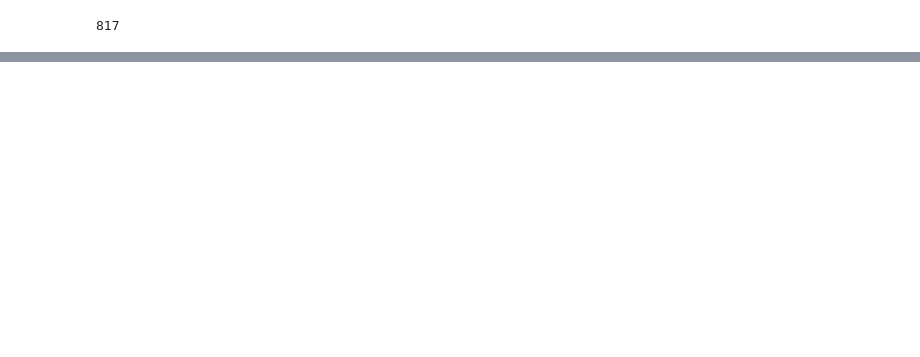
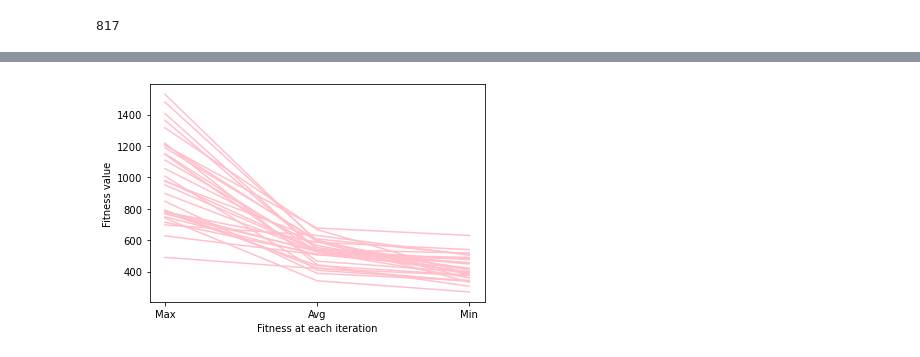
Before and after one commit to Aydivv/AI-Coursework, a Jupyter notebook: 2002 Part 2.ipynb, the cells around one changed output, grey strips where cells are left out. Cells and saved outputs as stored; diff of their text form; code cells hidden in the pictures; blank space fills up the shorter version.

```diff
--- a/2002 Part 2.ipynb
+++ b/2002 Part 2.ipynb
@@ -142,0 +184,11 @@ print(fitnesslist)
+# %%
+X = ['Max','Avg','Min']
+
+for i in final_swap_fitnesses:
+    plt.plot(X,i,color='pink')
+
+plt.xlabel('Fitness at each iteration')
+plt.ylabel('Fitness value')
+plt.show()
+# %% [output]
+[figure, added]
```
Also changed, not shown: parts of 4 cells of this notebook.
